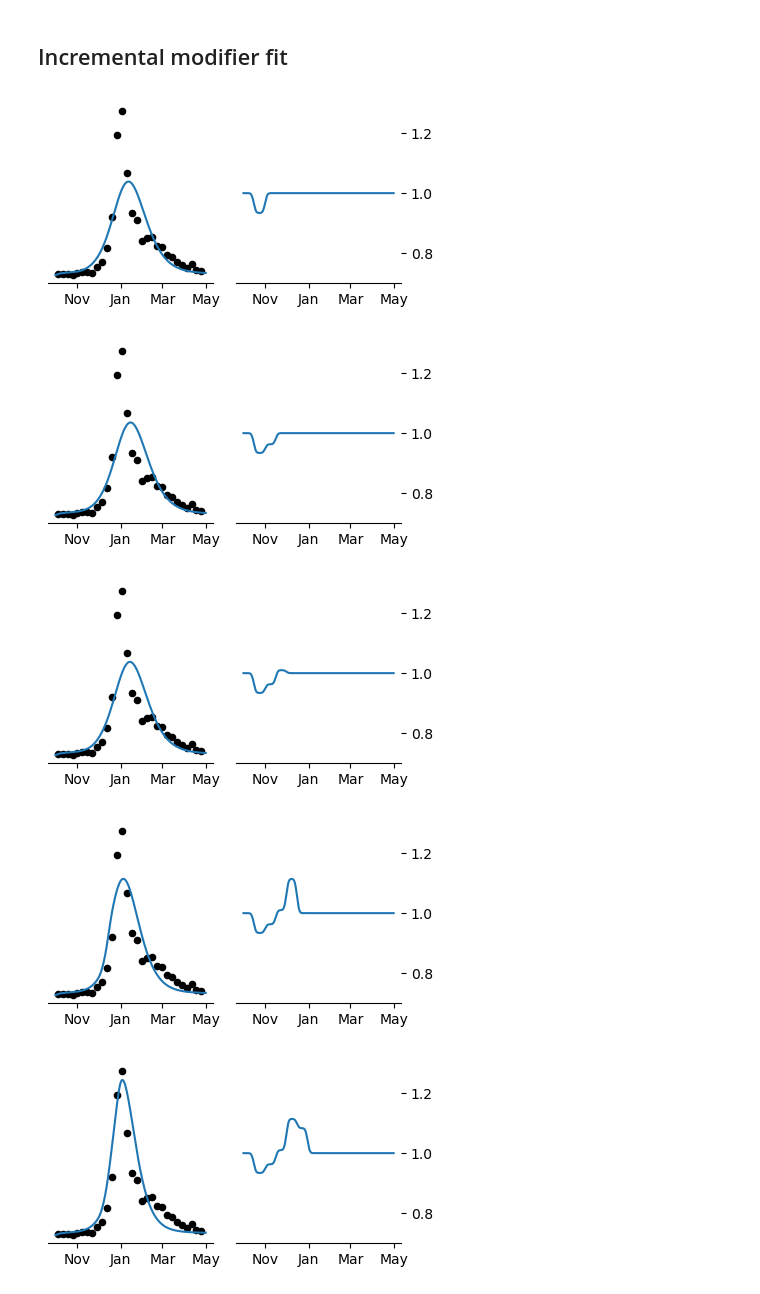
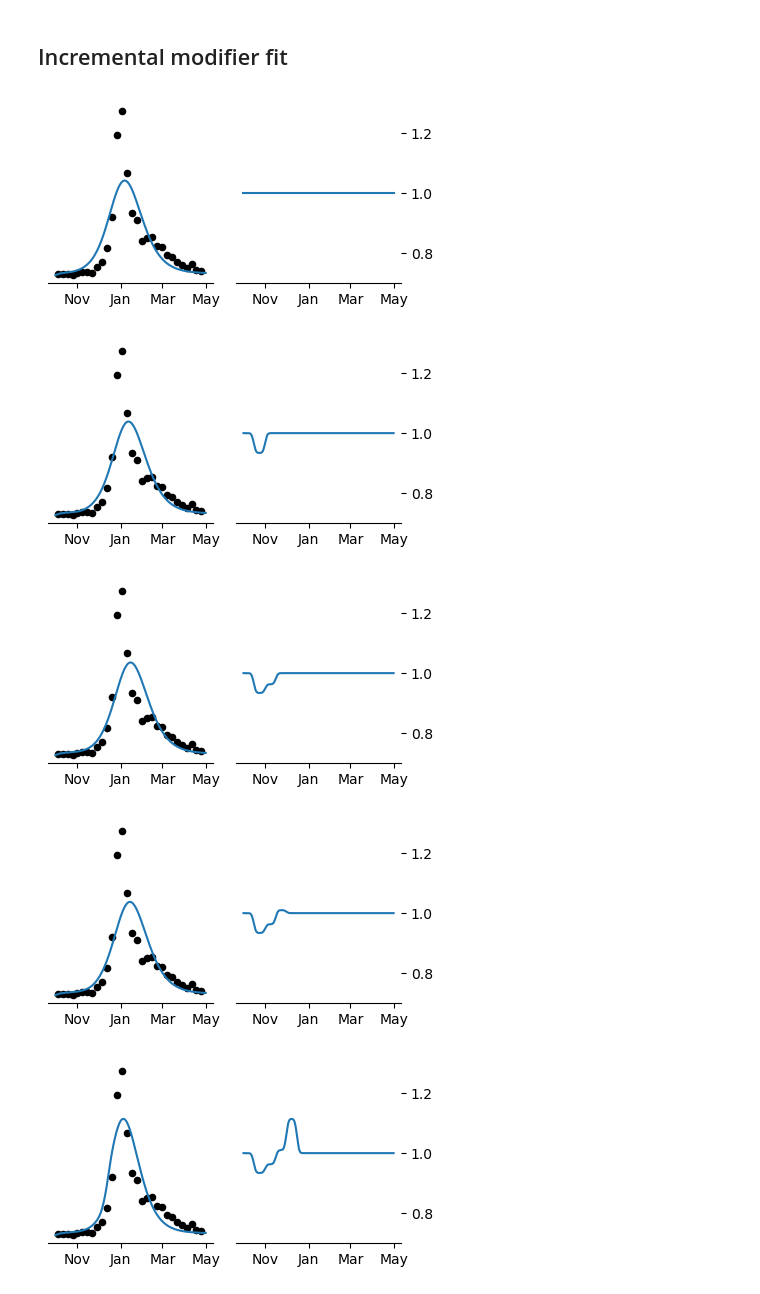
Before and after one commit to twallema/influenza-USA, a Jupyter notebook: scripts/NC_forecasts/manuscript/visualise-training-schematic/visualisations.ipynb, the cells around one changed output. Cells and saved outputs as stored; diff of their text form; code cells hidden in the pictures.

```diff
--- a/scripts/NC_forecasts/manuscript/visualise-training-schematic/visualisations.ipynb
+++ b/scripts/NC_forecasts/manuscript/visualise-training-schematic/visualisations.ipynb
@@ -133,10 +133,13 @@ for season in seasons:
             model.parameters[name] = val
 
     # loop over length of delta_beta_temporal
-    for i in range(len(delta_beta_temporal)):
+    for i in range(len(delta_beta_temporal)+1):
 
         # set right delta_beta_temporal
-        model.parameters['delta_beta_temporal'][i] = delta_beta_temporal[i]
+        if i == 0:
+            pass
+        else:
+            model.parameters['delta_beta_temporal'][i-1] = delta_beta_temporal[i-1]
 
         # simulate model
         simout = model.sim([start_simulation, end_simulation])
@@ -165,36 +168,36 @@ for season in seasons:
 
         ## formatting left axis
         # no spines
         ax[0].spines['top'].set_visible(False)
         ax[0].spines['right'].set_visible(False)
         ax[0].spines['left'].set_visible(False)
         # months only
         ax[0].xaxis.set_major_locator(mdates.MonthLocator(interval=2))
         ax[0].xaxis.set_major_formatter(mdates.DateFormatter('%b'))
         # no ticks
         ax[0].set_yticks([])
         ## formatting right axis
         # no spines
         ax[1].spines['top'].set_visible(False)
         ax[1].spines['right'].set_visible(False)
         ax[1].spines['left'].set_visible(False)
         # months only
         ax[1].xaxis.set_major_locator(mdates.MonthLocator(interval=2))
         ax[1].xaxis.set_major_formatter(mdates.DateFormatter('%b'))
         # no ticks
         ax[1].yaxis.tick_right()
         ax[1].set_yticks([0.8, 1, 1.2])
         ax[1].set_ylim([0.7, 1.3])
         plt.tight_layout()
         # save figure
         if not os.path.exists(f'{season}/'):
             os.makedirs(f'{season}/')
-        plt.savefig(f'{season}/{season}_{i}.pdf', dpi=200)
+        plt.savefig(f'{season}/frame-{i}.png', dpi=200)
         plt.show()
         plt.close()
 # %% [output]
-[figure, old version]
+[figure, new version]
-[figure, old version]
+[figure, new version]
 [figure]
-[figure, old version]
+[figure, new version]
-[figure, old version]
+[figure, new version]
```
Also changed, not shown: parts of 1 cell of this notebook, 7 other files.
